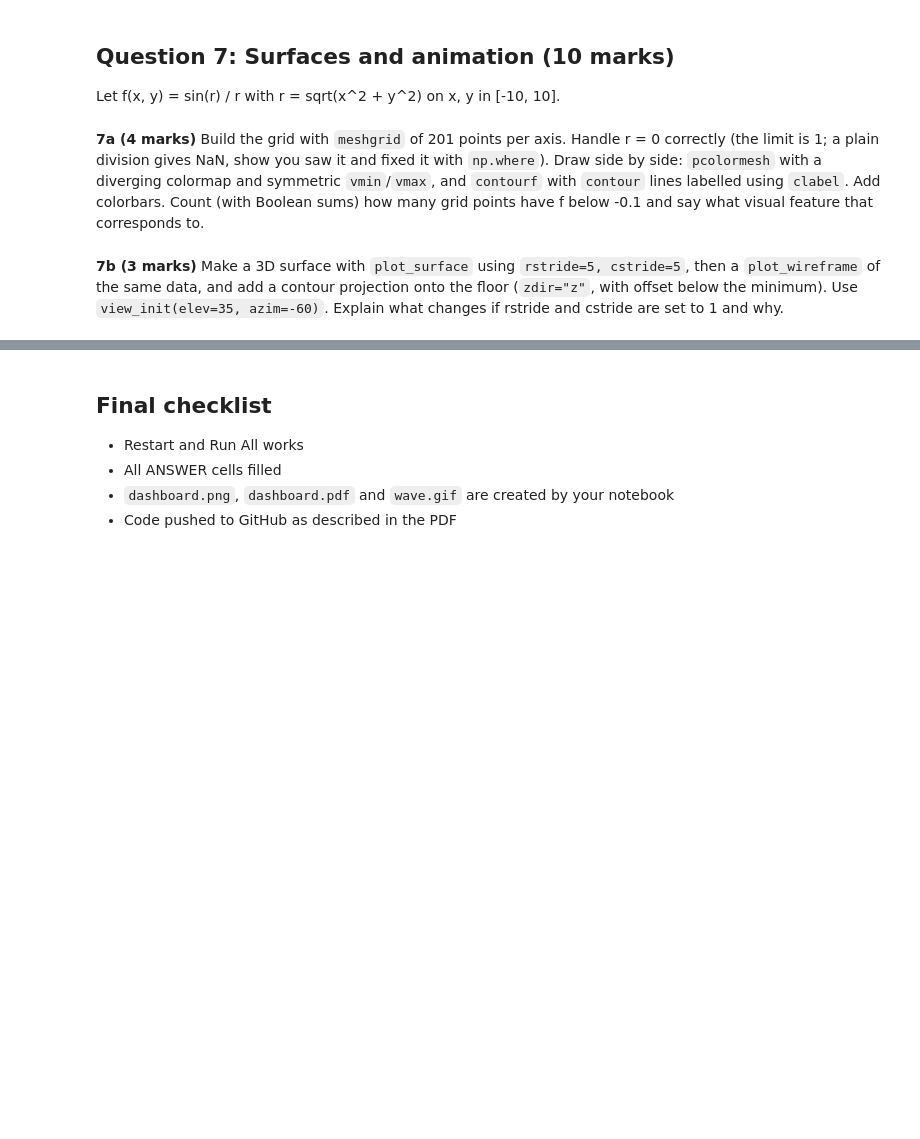
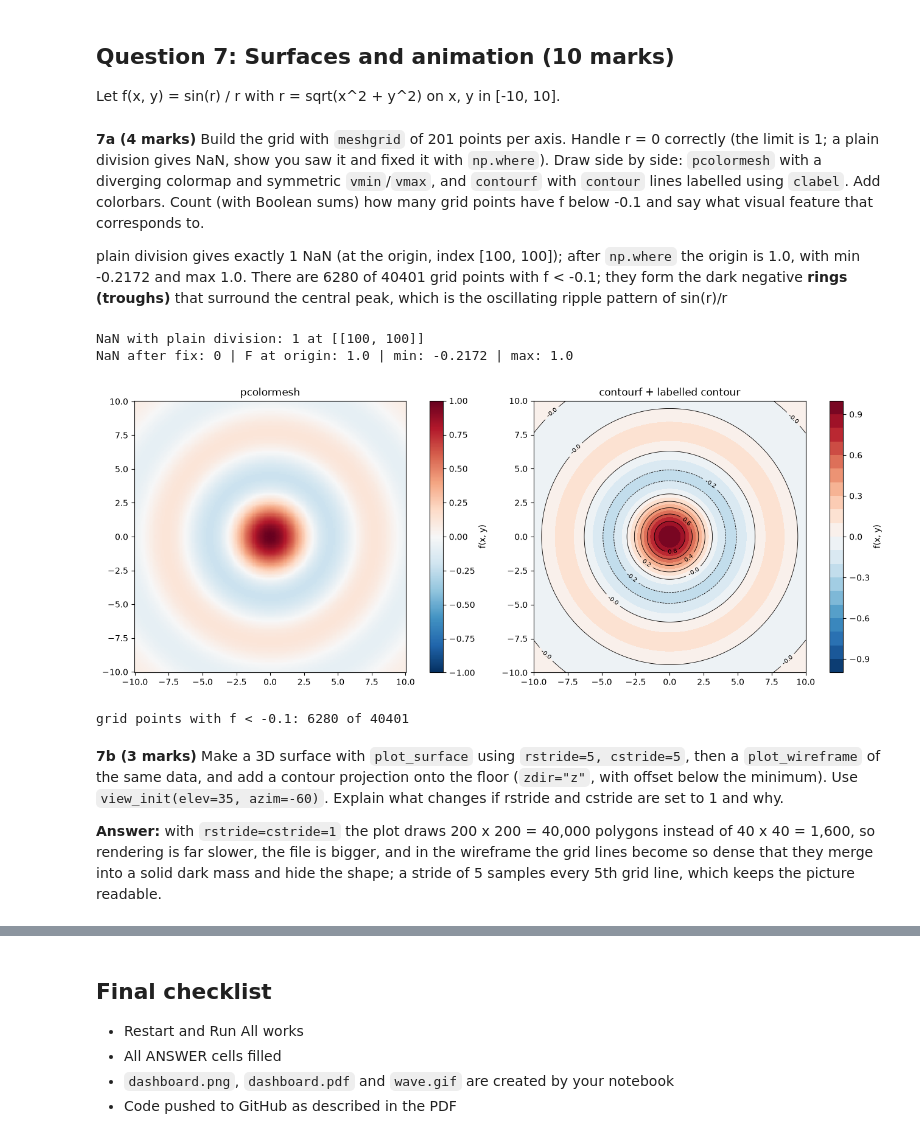
Before and after one commit to Maham2007/PAI-A3-25F-0020, a Jupyter notebook: Assignment3_Programming_for_AI.ipynb, the cells around one changed output, grey strips where cells are left out. Drawn from its saved outputs; the diff is of its cells as text; code cells hidden in the pictures; blank space fills up the shorter version.

Commit message:
add surface plots and wave animation

```diff
--- a/Assignment3_Programming_for_AI.ipynb
+++ b/Assignment3_Programming_for_AI.ipynb
@@ -825,3 +825,5 @@ The most important finding for a plant manager is the daily heating cycle and th
 Let f(x, y) = sin(r) / r with r = sqrt(x^2 + y^2) on x, y in [-10, 10].
 # %% [markdown]
 **7a (4 marks)** Build the grid with `meshgrid` of 201 points per axis. Handle r = 0 correctly (the limit is 1; a plain division gives NaN, show you saw it and fixed it with `np.where`). Draw side by side: `pcolormesh` with a diverging colormap and symmetric `vmin`/`vmax`, and `contourf` with `contour` lines labelled using `clabel`. Add colorbars. Count (with Boolean sums) how many grid points have f below -0.1 and say what visual feature that corresponds to.
+
+plain division gives exactly 1 NaN (at the origin, index [100, 100]); after `np.where` the origin is 1.0, with min -0.2172 and max 1.0. There are 6280 of 40401 grid points with f < -0.1; they form the dark negative **rings (troughs)** that surround the central peak, which is the oscillating ripple pattern of sin(r)/r
@@ -830,2 +830,38 @@ Let f(x, y) = sin(r) / r with r = sqrt(x^2 + y^2) on x, y in [-10, 10].
+# %%
+# YOUR CODE HERE
+x = np.linspace(-10, 10, 201)
+y = np.linspace(-10, 10, 201)
+X, Y = np.meshgrid(x, y)
+R = np.sqrt(X**2 + Y**2)
+
+with np.errstate(invalid="ignore", divide="ignore"):
+    F_plain = np.sin(R) / R                     # 0/0 at the origin
+print("NaN with plain division:", np.isnan(F_plain).sum(), "at", np.argwhere(np.isnan(F_plain)).tolist())
+
+# fix: limit of sin(r)/r at r=0 is 1; use a safe denominator so no warning is raised
+F = np.where(R == 0, 1.0, np.sin(R) / np.where(R == 0, 1.0, R))
+print("NaN after fix:", np.isnan(F).sum(), "| F at origin:", F[100, 100], "| min:", F.min().round(4), "| max:", F.max())
+
+fig, axs = plt.subplots(1, 2, figsize=(13, 5), layout="constrained")
+pm = axs[0].pcolormesh(X, Y, F, cmap="RdBu_r", vmin=-1, vmax=1, shading="auto")   # symmetric limits
+fig.colorbar(pm, ax=axs[0], label="f(x, y)")
+axs[0].set_title("pcolormesh"); axs[0].set_aspect("equal")
+
+cf = axs[1].contourf(X, Y, F, levels=np.linspace(-1, 1, 21), cmap="RdBu_r")
+cl = axs[1].contour(X, Y, F, levels=np.linspace(-0.2, 1, 7), colors="k", linewidths=0.6)
+axs[1].clabel(cl, inline=True, fontsize=7, fmt="%.1f")
+fig.colorbar(cf, ax=axs[1], label="f(x, y)")
+axs[1].set_title("contourf + labelled contour"); axs[1].set_aspect("equal")
+plt.show()
+
+n_below = (F < -0.1).sum()
+print("grid points with f < -0.1:", n_below, "of", F.size)
+# %% [output]
+NaN with plain division: 1 at [[100, 100]]
+NaN after fix: 0 | F at origin: 1.0 | min: -0.2172 | max: 1.0
+[figure, added]
+grid points with f < -0.1: 6280 of 40401
 # %% [markdown]
 **7b (3 marks)** Make a 3D surface with `plot_surface` using `rstride=5, cstride=5`, then a `plot_wireframe` of the same data, and add a contour projection onto the floor (`zdir="z"`, with offset below the minimum). Use `view_init(elev=35, azim=-60)`. Explain what changes if rstride and cstride are set to 1 and why.
+
+**Answer:** with `rstride=cstride=1` the plot draws 200 x 200 = 40,000 polygons instead of 40 x 40 = 1,600, so rendering is far slower, the file is bigger, and in the wireframe the grid lines become so dense that they merge into a solid dark mass and hide the shape; a stride of 5 samples every 5th grid line, which keeps the picture readable.
```
Also changed, not shown: parts of 6 cells of this notebook, 1 other file.
